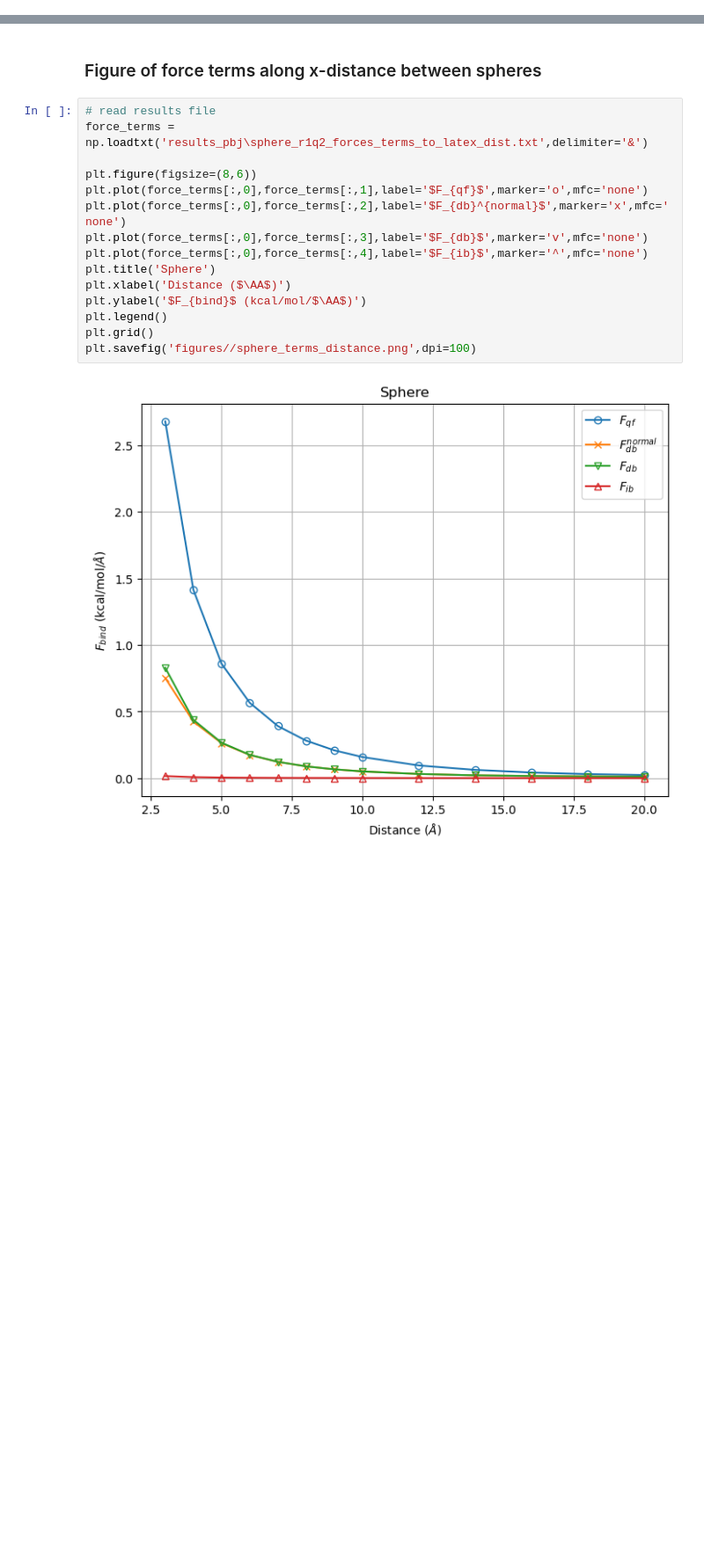
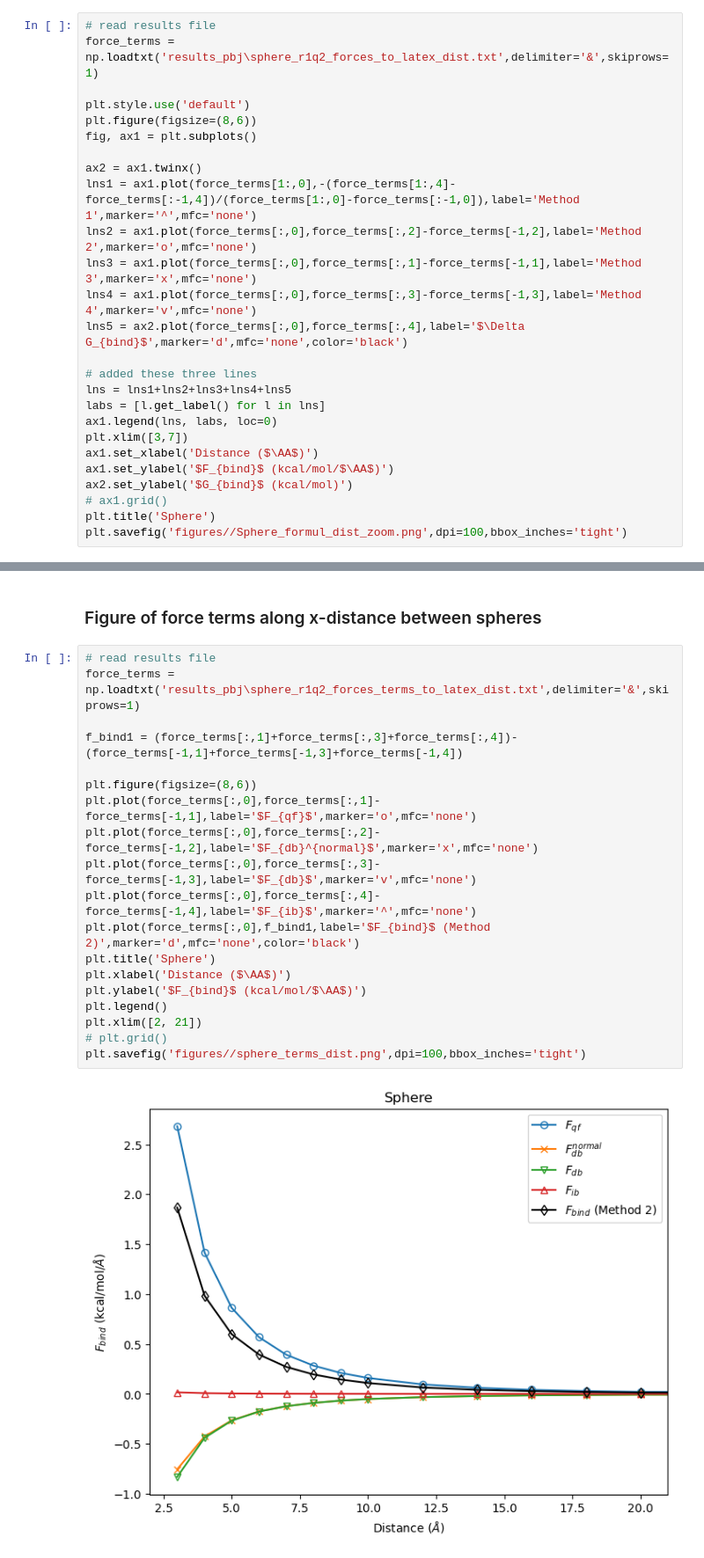
Before and after one commit to iaddison-smith/Apbs_force_simulations, a Jupyter notebook: force_terms.ipynb, the cells around one changed output, grey strips where cells are left out. Shown: that part at 88% size. Drawn from its saved outputs; the diff is of its cells as text; blank space fills up the shorter version.

Commit message:
edit figures with new results

```diff
--- a/force_terms.ipynb
+++ b/force_terms.ipynb
@@ -126,0 +205,26 @@ plt.savefig('figures//Sphere_formulations_distance_option2.png',dpi=100)
+# %%
+# read results file
+force_terms = np.loadtxt('results_pbj\sphere_r1q2_forces_to_latex_dist.txt',delimiter='&',skiprows=1)
+
+plt.style.use('default')
+plt.figure(figsize=(8,6))
+fig, ax1 = plt.subplots()
+
+ax2 = ax1.twinx()
+lns1 = ax1.plot(force_terms[1:,0],-(force_terms[1:,4]-force_terms[:-1,4])/(force_terms[1:,0]-force_terms[:-1,0]),label='Method 1',marker='^',mfc='none')
+lns2 = ax1.plot(force_terms[:,0],force_terms[:,2]-force_terms[-1,2],label='Method 2',marker='o',mfc='none')
+lns3 = ax1.plot(force_terms[:,0],force_terms[:,1]-force_terms[-1,1],label='Method 3',marker='x',mfc='none')
+lns4 = ax1.plot(force_terms[:,0],force_terms[:,3]-force_terms[-1,3],label='Method 4',marker='v',mfc='none')
+lns5 = ax2.plot(force_terms[:,0],force_terms[:,4],label='$\Delta G_{bind}$',marker='d',mfc='none',color='black')
+
+# added these three lines
+lns = lns1+lns2+lns3+lns4+lns5
+labs = [l.get_label() for l in lns]
+ax1.legend(lns, labs, loc=0)
+plt.xlim([3,7])
+ax1.set_xlabel('Distance ($\AA$)')
+ax1.set_ylabel('$F_{bind}$ (kcal/mol/$\AA$)')
+ax2.set_ylabel('$G_{bind}$ (kcal/mol)')
+# ax1.grid()
+plt.title('Sphere')
+plt.savefig('figures//Sphere_formul_dist_zoom.png',dpi=100,bbox_inches='tight')
@@ -128,18 +235,22 @@ plt.savefig('figures//Sphere_formulations_distance_option2.png',dpi=100)
 ### Figure of force terms along x-distance between spheres
 # %%
 # read results file
-force_terms = np.loadtxt('results_pbj\sphere_r1q2_forces_terms_to_latex_dist.txt',delimiter='&')
+force_terms = np.loadtxt('results_pbj\sphere_r1q2_forces_terms_to_latex_dist.txt',delimiter='&',skiprows=1)
+
+f_bind1 = (force_terms[:,1]+force_terms[:,3]+force_terms[:,4])-(force_terms[-1,1]+force_terms[-1,3]+force_terms[-1,4])
 
 plt.figure(figsize=(8,6))
-plt.plot(force_terms[:,0],force_terms[:,1],label='$F_{qf}$',marker='o',mfc='none')
-plt.plot(force_terms[:,0],force_terms[:,2],label='$F_{db}^{normal}$',marker='x',mfc='none')
-plt.plot(force_terms[:,0],force_terms[:,3],label='$F_{db}$',marker='v',mfc='none')
-plt.plot(force_terms[:,0],force_terms[:,4],label='$F_{ib}$',marker='^',mfc='none')
+plt.plot(force_terms[:,0],force_terms[:,1]-force_terms[-1,1],label='$F_{qf}$',marker='o',mfc='none')
+plt.plot(force_terms[:,0],force_terms[:,2]-force_terms[-1,2],label='$F_{db}^{normal}$',marker='x',mfc='none')
+plt.plot(force_terms[:,0],force_terms[:,3]-force_terms[-1,3],label='$F_{db}$',marker='v',mfc='none')
+plt.plot(force_terms[:,0],force_terms[:,4]-force_terms[-1,4],label='$F_{ib}$',marker='^',mfc='none')
+plt.plot(force_terms[:,0],f_bind1,label='$F_{bind}$ (Method 2)',marker='d',mfc='none',color='black')
 plt.title('Sphere')
 plt.xlabel('Distance ($\AA$)')
 plt.ylabel('$F_{bind}$ (kcal/mol/$\AA$)')
 plt.legend()
-plt.grid()
-plt.savefig('figures//sphere_terms_distance.png',dpi=100)
+plt.xlim([2, 21])
+# plt.grid()
+plt.savefig('figures//sphere_terms_dist.png',dpi=100,bbox_inches='tight')
 # %% [output]
-[figure, old version]
+[figure, new version]
```
Also changed, not shown: parts of 9 cells of this notebook, 30 other files.
